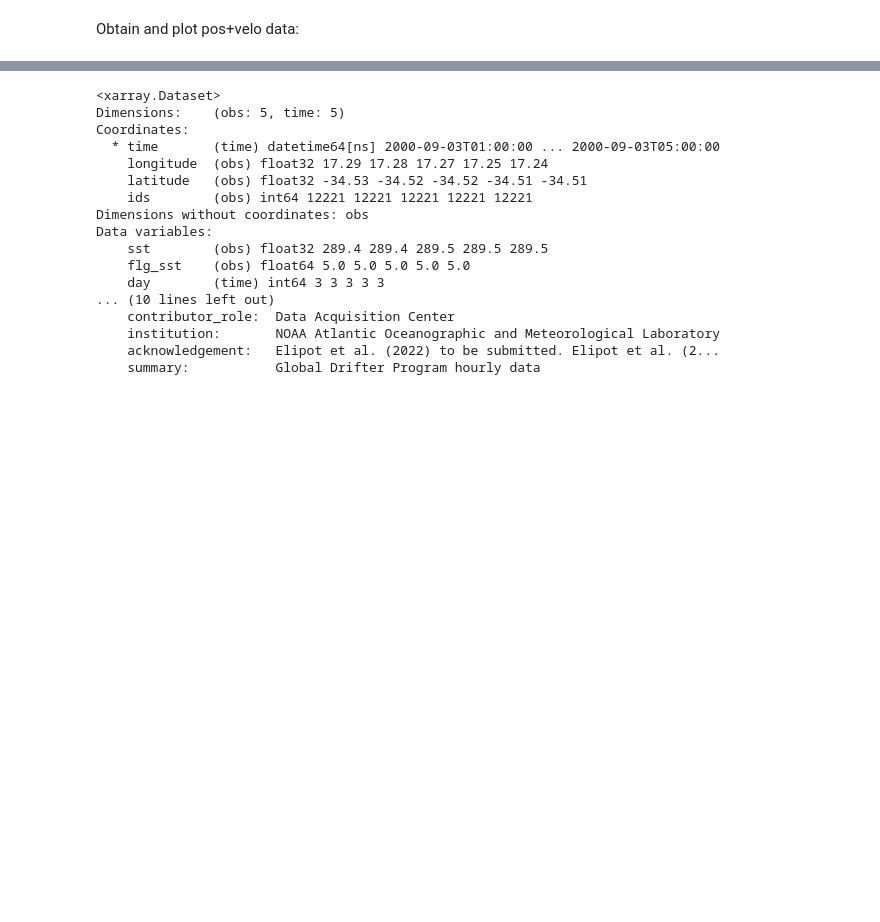
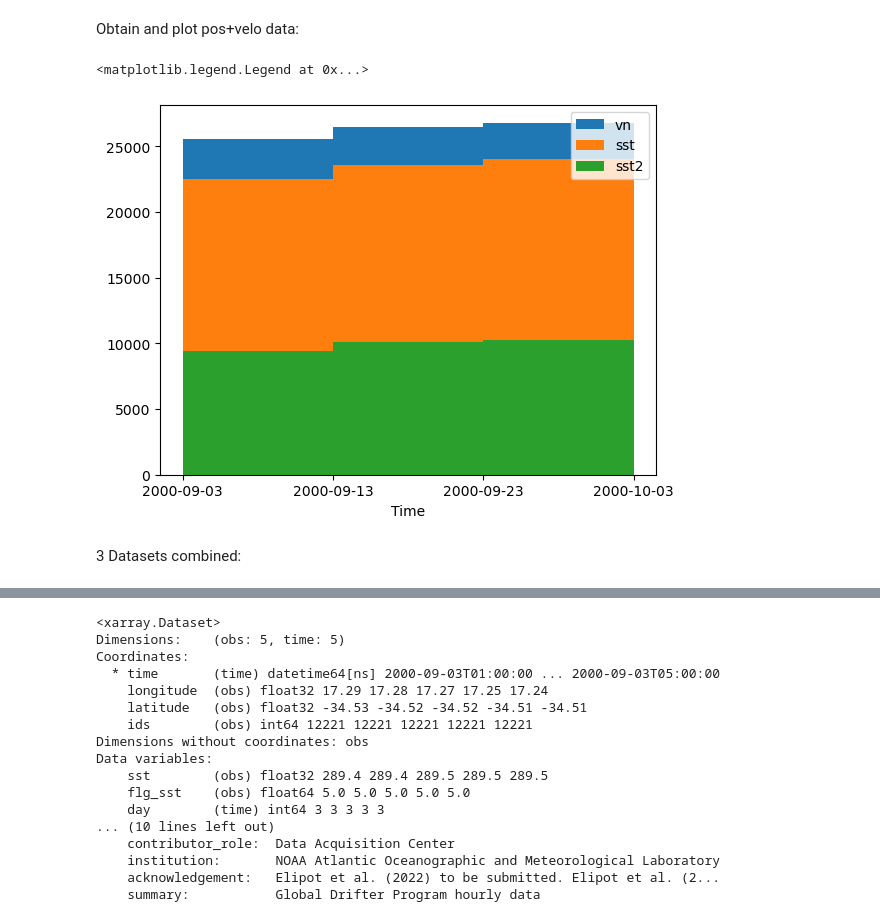
Before and after one commit to Eli8131/First_Project_SE, a Jupyter notebook: Histogram.ipynb, the cells around one changed output, grey strips where cells are left out. Drawn from its saved outputs; the diff is of its cells as text; code cells hidden in the pictures; blank space fills up the shorter version.

```diff
--- a/Histogram.ipynb
+++ b/Histogram.ipynb
@@ -85,6 +85,18 @@ Obtain and plot pos+velo data:
 # %%
 data_subset_vn = ds[['time', 'vn']].where((ds.time > np.datetime64(bin1)) &
                                             (ds.time < np.datetime64(bin2)), drop=True)
+# %%
+xticks = pd.date_range(bin1, bin2, freq= "10D") # xticks to align with 10-day bins
+bins = pd.date_range(bin1, bin2, freq= "10D")  # 10 day bins
+data_subset_vn['time'].plot.hist(xticks = xticks, bins = bins, label = "vn")
+data_subset_sst['time'].plot.hist(xticks = xticks, bins = bins, label = "sst")
+data_subset_sst2['time'].plot.hist(xticks = xticks, bins = bins, label = "sst2")
+plt.legend(loc='upper right')
+# %% [output]
+<matplotlib.legend.Legend at 0x...>
+[figure, added]
+# %% [markdown]
+3 Datasets combined:
 # %%
 xticks = pd.date_range(bin1, bin2, freq= "10D") # xticks to align with 10-day bins
 bins = pd.date_range(bin1, bin2, freq= "10D")  # 10 day bins
```
Also changed, not shown: parts of 4 cells of this notebook.
